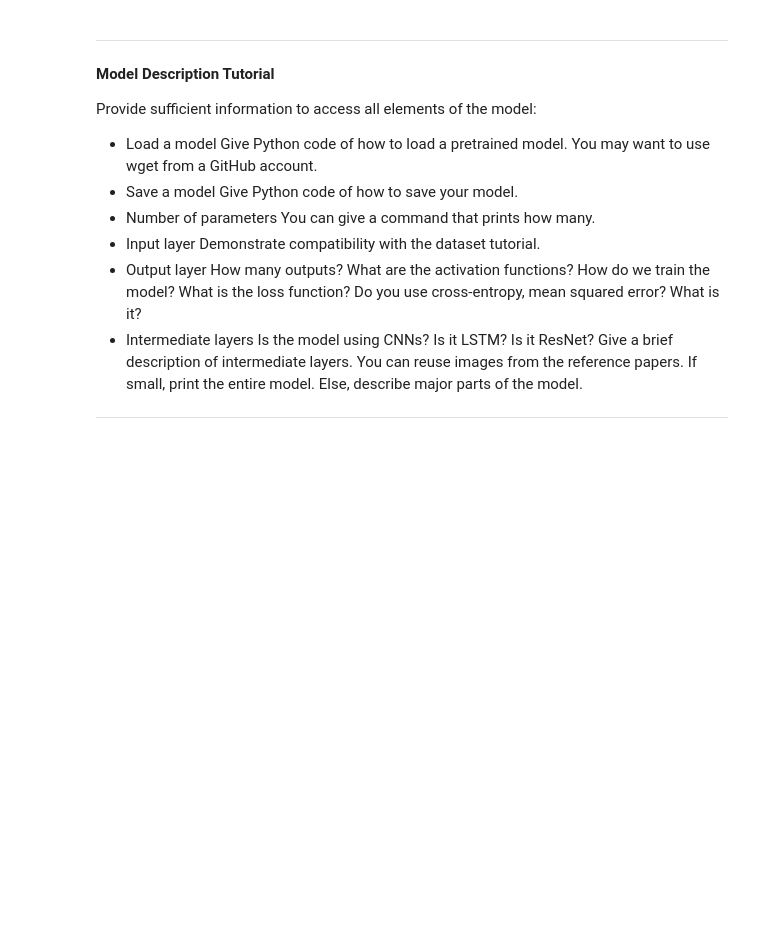
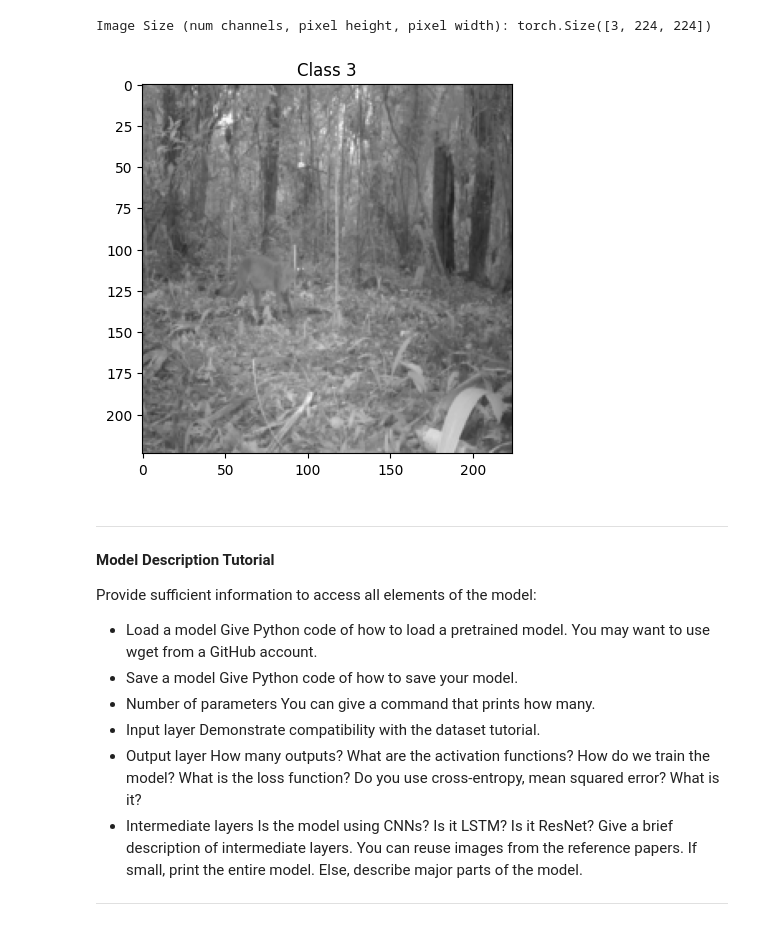
Before and after one commit to jgreg4/ML_Projects_ImageClassify, a Jupyter notebook: ML_Problems_ImageClassification_001.ipynb, the cells around one changed output. Drawn from its saved outputs; the diff is of its cells as text; code cells hidden in the pictures; blank space fills up the shorter version.

```diff
--- a/ML_Problems_ImageClassification_001.ipynb
+++ b/ML_Problems_ImageClassification_001.ipynb
@@ -200,3 +273,33 @@ __Discussing Dataset Type__
+# %%
+# adapted from pytorch tutorial transfer learning: https://pytorch.org/tutorials/beginner/transfer_learning_tutorial.html
+def imshow(inp, title=None):
+    """Display image for Tensor."""
+    inp = inp.numpy().transpose((1, 2, 0))
+    #mean = np.array([0.485, 0.456, 0.406])
+    #std = np.array([0.229, 0.224, 0.225])
+    #inp = std * inp + mean
+    #inp = np.clip(inp, 0, 1)
+    plt.imshow(inp)
+    if title is not None:
+        plt.title(title)
+    plt.pause(0.001)  # pause a bit so that plots are updated
+
+# get a batch of training data
+dataiter = iter(train_loader)
+images, labels = next(dataiter)
+
+# get a single image (first image from the batch)
+image = images[1]
+label = labels[1]
+
+# print the image size
+print(f"Image Size (num channels, pixel height, pixel width): {image.shape}")
+
+# plot the image
+imshow(image, title=f"Class {label.item()}")
+# %% [output]
+Image Size (num channels, pixel height, pixel width): torch.Size([3, 224, 224])
+[figure, added]
 # %% [markdown]
 ---
 __Model Description Tutorial__
```
Also changed, not shown: parts of 15 cells of this notebook.
